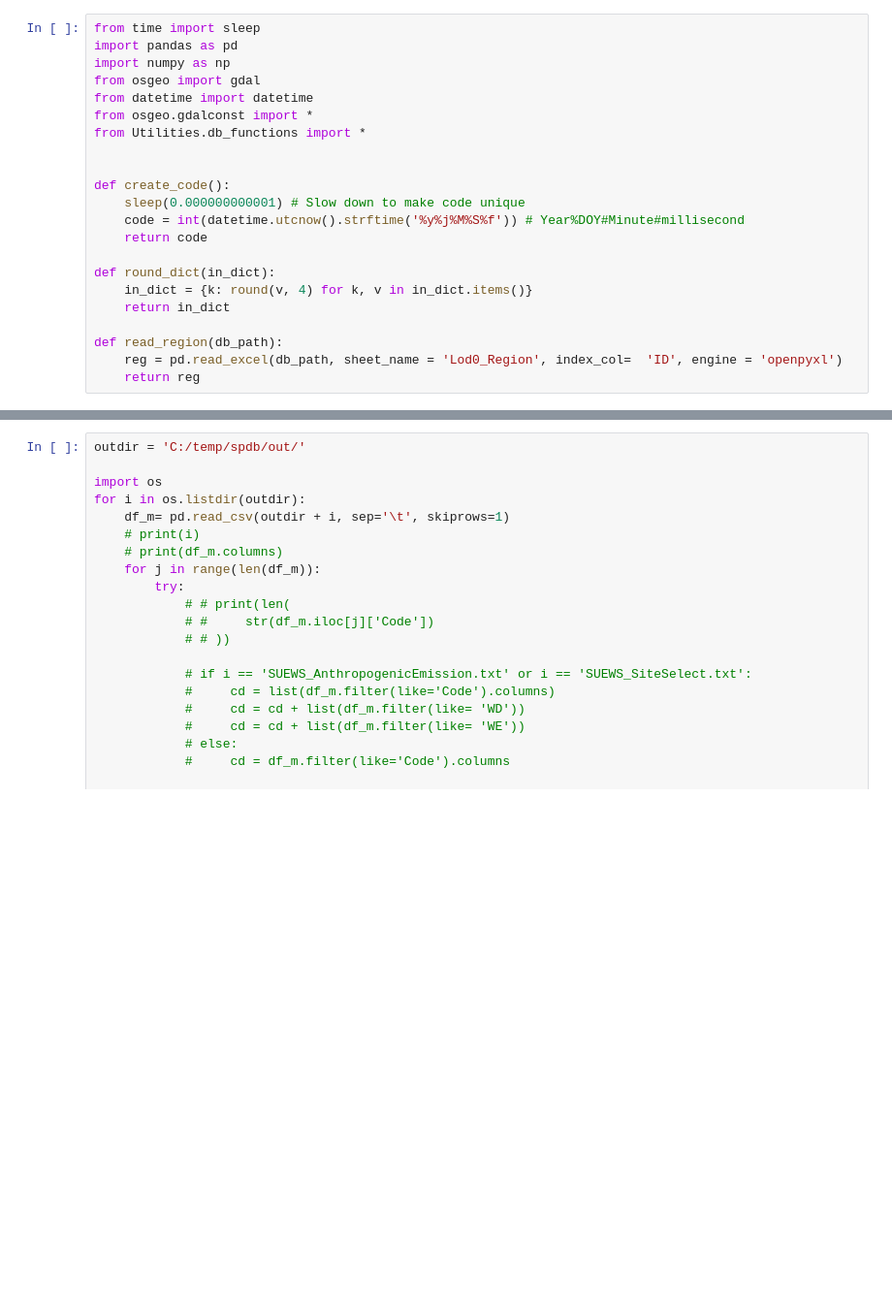
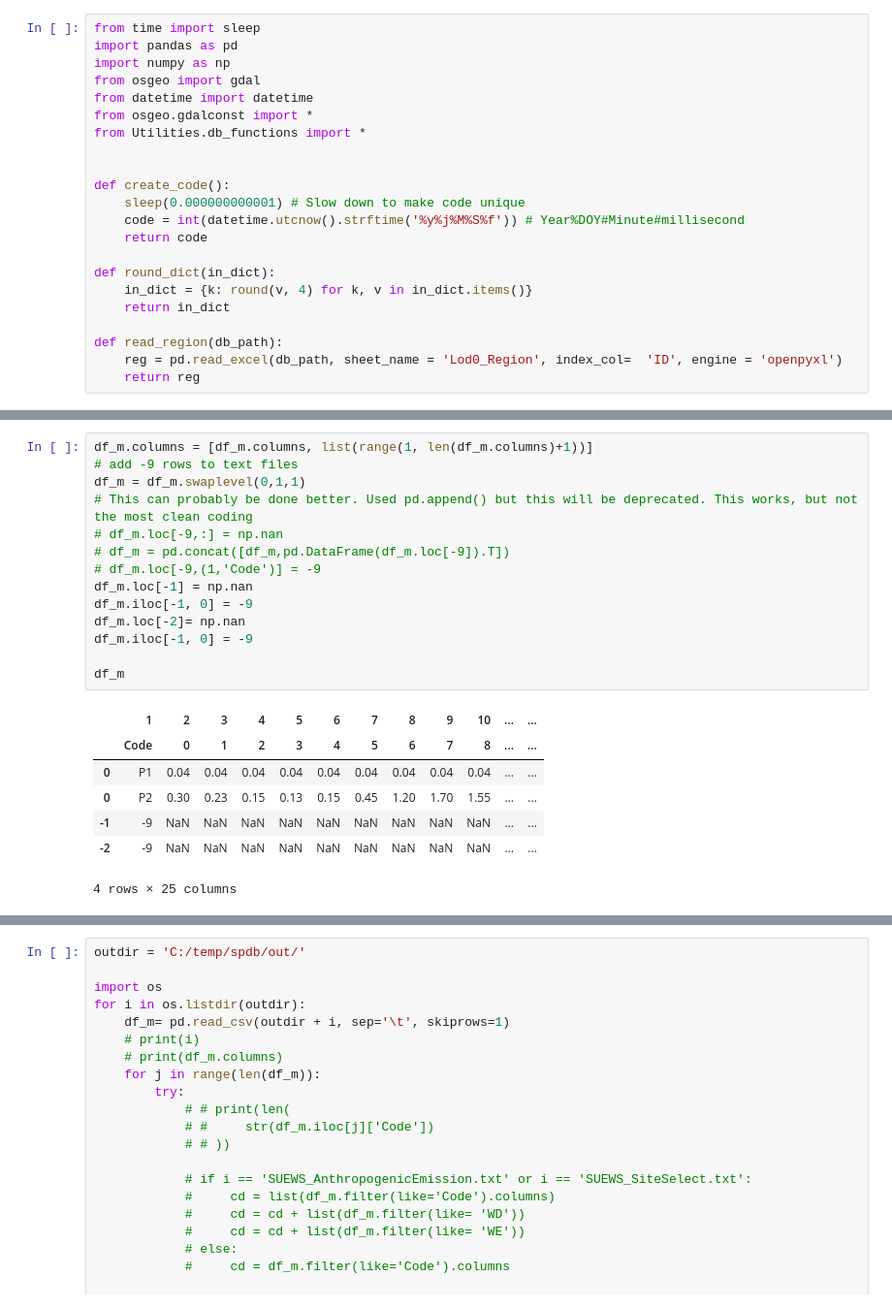
Before and after one commit to gusbacos/suews_prepare_database, a Jupyter notebook: Untitled-1.ipynb, the cells around one changed output, grey strips where cells are left out. Shown at 97% size. Drawn from its saved outputs; the diff is of its cells as text; blank space fills up the shorter version.

```diff
--- a/Untitled-1.ipynb
+++ b/Untitled-1.ipynb
@@ -37,0 +157,22 @@ veg
+# %%
+df_m.columns = [df_m.columns, list(range(1, len(df_m.columns)+1))]
+# add -9 rows to text files
+df_m = df_m.swaplevel(0,1,1)
+# This can probably be done better. Used pd.append() but this will be deprecated. This works, but not the most clean coding
+# df_m.loc[-9,:] = np.nan
+# df_m = pd.concat([df_m,pd.DataFrame(df_m.loc[-9]).T])
+# df_m.loc[-9,(1,'Code')] = -9
+df_m.loc[-1] = np.nan
+df_m.iloc[-1, 0] = -9
+df_m.loc[-2]= np.nan
+df_m.iloc[-1, 0] = -9
+
+df_m
+# %% [output]
+|  | 1 | 2 | 3 | 4 | 5 | 6 | 7 | 8 | 9 | 10 | ... | ... |
+|  | Code | 0 | 1 | 2 | 3 | 4 | 5 | 6 | 7 | 8 | ... | ... |
+| 0 | P1 | 0.04 | 0.04 | 0.04 | 0.04 | 0.04 | 0.04 | 0.04 | 0.04 | 0.04 | ... | ... |
+| 0 | P2 | 0.30 | 0.23 | 0.15 | 0.13 | 0.15 | 0.45 | 1.20 | 1.70 | 1.55 | ... | ... |
+| -1 | -9 | NaN | NaN | NaN | NaN | NaN | NaN | NaN | NaN | NaN | ... | ... |
+| -2 | -9 | NaN | NaN | NaN | NaN | NaN | NaN | NaN | NaN | NaN | ... | ... |
+4 rows × 25 columns
```
Also changed, not shown: parts of 64 cells of this notebook, 55 other files.
